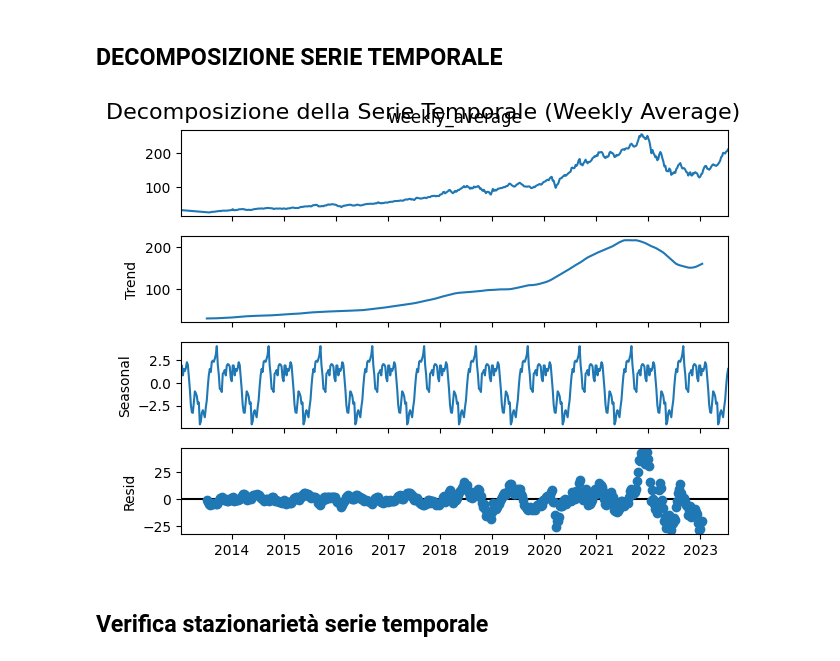
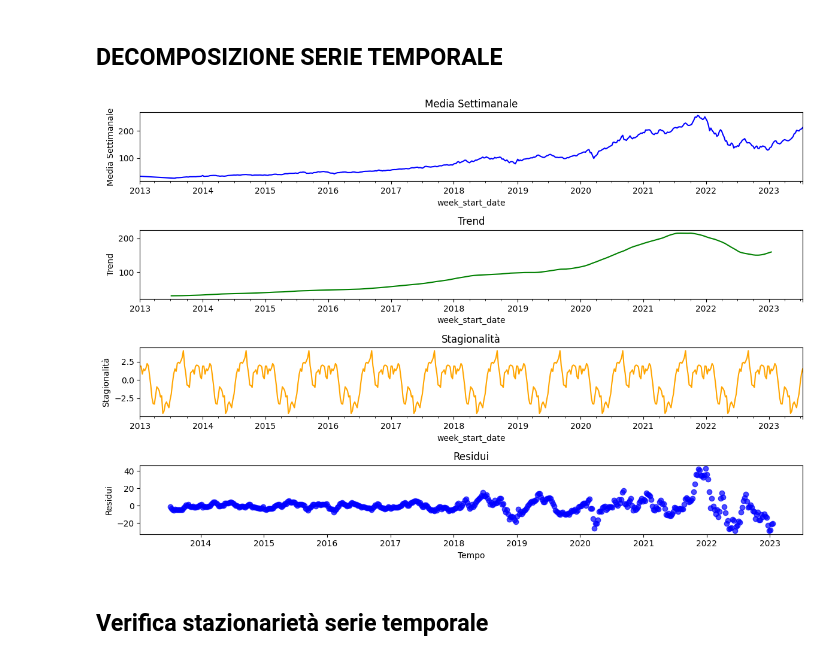
Before and after one commit to diegosantarelli/Data_science_2024, a Jupyter notebook: DS_Python/Stock_market.ipynb, the cells around one changed output. Saved outputs shown, nothing was run; the diff lists cells and outputs as text; code cells hidden in the pictures.

Commit message:
Modifica grafici e import iniziali

```diff
--- a/DS_Python/Stock_market.ipynb
+++ b/DS_Python/Stock_market.ipynb
@@ -285,16 +312,34 @@ plt.show()
 # %% [markdown]
 ## DECOMPOSIZIONE SERIE TEMPORALE
-# %%
-from statsmodels.tsa.seasonal import seasonal_decompose
-
-# Decomposizione della serie temporale
-decomposizione = seasonal_decompose(df_apple_weekly['weekly_average'], model='additive', period=52)
-
-# Plot delle componenti
-decomposizione.plot()
-plt.show()
-# %% [output]
-[figure, removed]
+# %%
+# Decomposizione della serie temporale
+decomposizione = seasonal_decompose(df_apple_weekly['weekly_average'], model='additive', period=52)
+
+# Creazione di una figura con dimensioni maggiori
+fig, axes = plt.subplots(4, 1, figsize=(12, 8))  # Aumento delle dimensioni
+
+# Media settimanale
+decomposizione.observed.plot(ax=axes[0], title='Media Settimanale', color='blue')
+axes[0].set_ylabel('Media Settimanale')
+
+# Trend
+decomposizione.trend.plot(ax=axes[1], title='Trend', color='green')
+axes[1].set_ylabel('Trend')
+
+# Stagionalità
+decomposizione.seasonal.plot(ax=axes[2], title='Stagionalità', color='orange')
+axes[2].set_ylabel('Stagionalità')
+
+# Residui con i pallini blu (scatter plot)
+axes[3].scatter(decomposizione.resid.index, decomposizione.resid, color='blue', alpha=0.7)
+axes[3].set_title('Residui')
+axes[3].set_ylabel('Residui')
+axes[3].set_xlabel('Tempo')
+
+plt.tight_layout()  # Per evitare sovrapposizioni
+plt.show()
+# %% [output]
+[figure, added]
 # %% [markdown]
 ## Verifica stazionarietà serie temporale
 # %%
```
Also changed, not shown: parts of 14 cells of this notebook.
